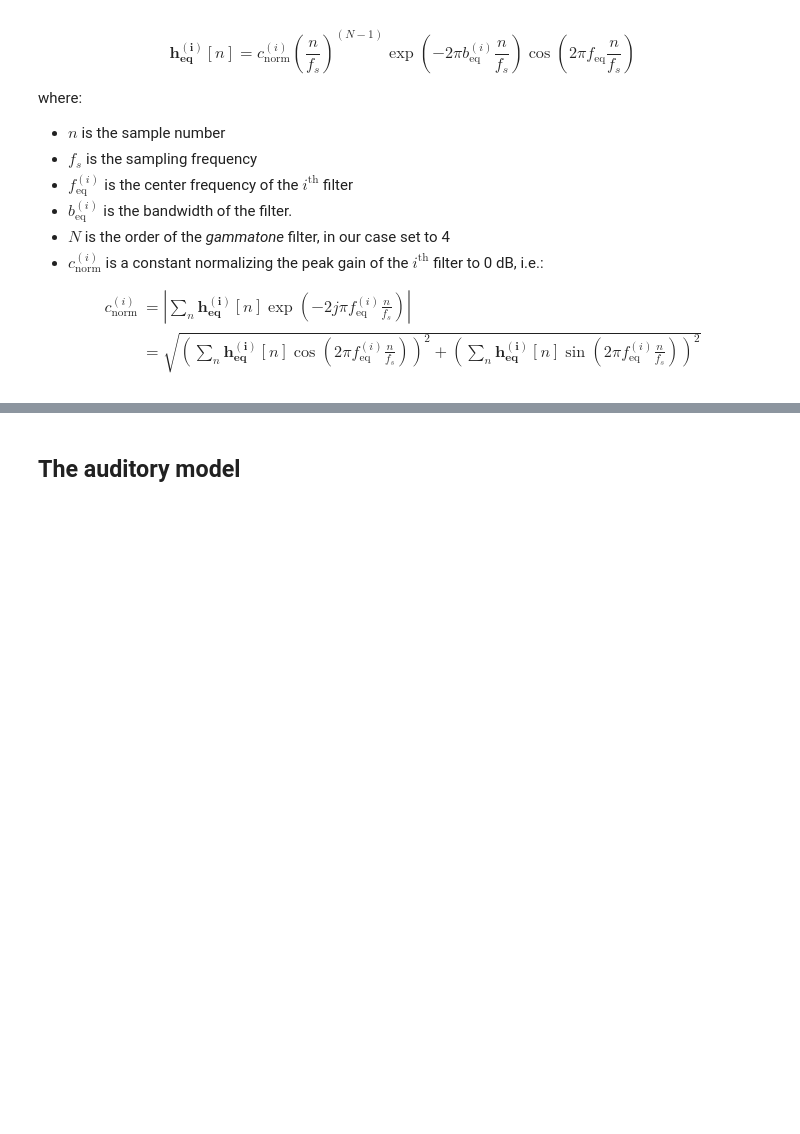
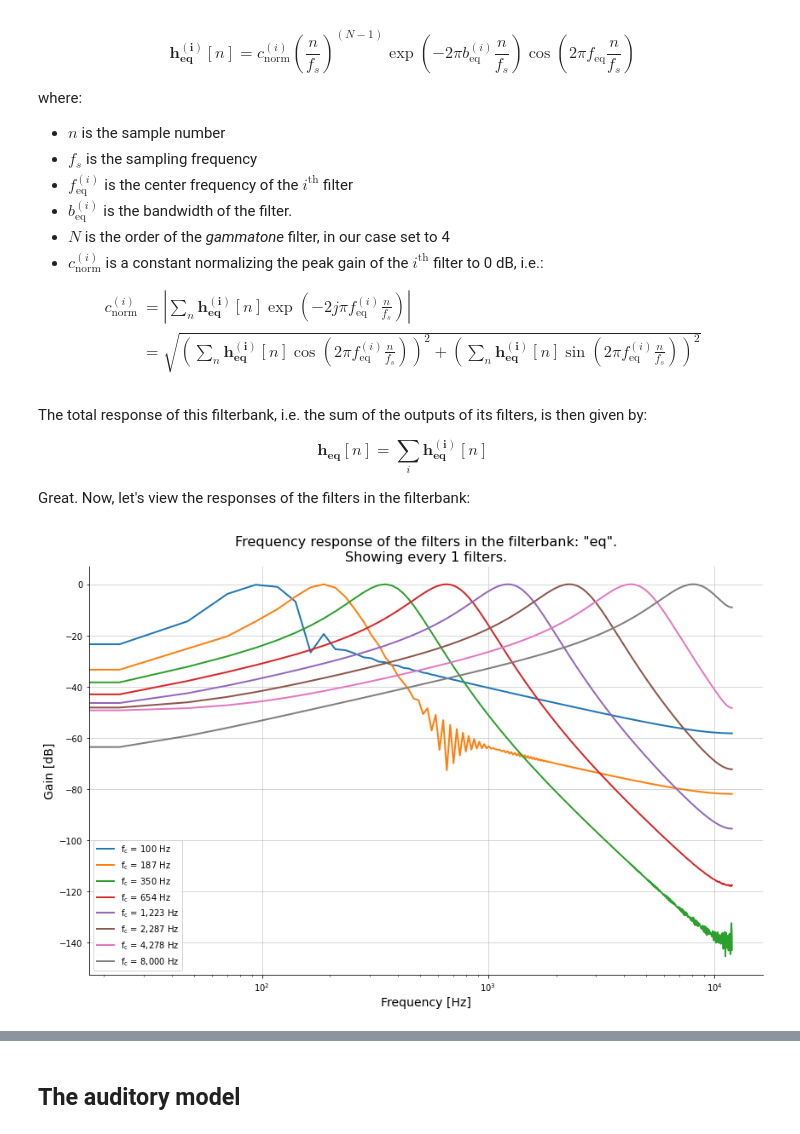
Before and after one commit to wrubino/deep-learning-2021-final-project, a Jupyter notebook: main.ipynb, the cells around one changed output, grey strips where cells are left out. Cells and saved outputs as stored; diff of their text form; code cells hidden in the pictures; blank space fills up the shorter version.

Commit message:
EQ explained EVEN better, with responses shown.

```diff
--- a/main.ipynb
+++ b/main.ipynb
@@ -208,3 +211,19 @@ width="600"/>
+# %%
+# Define the sample frequency used in the framework.
+fs_model = 24e3
+
+# Initialize the DHASP framework object.
+dhasp = t.dhasp.DHASP(fs_model)
+
+# Show the methods:
+print('The methods of the DHASP object are:')
+for method in t.general.get_obj_methods(dhasp).keys():
+    print(f'  {method}')
+
+# Show the attributes:
+print('\nThe attributes of the DHASP object are:')
+for attribute in t.general.get_obj_attributes(dhasp).keys():
+    print(f'  {attribute}')
 # %% [markdown]
 ## The EQ
 # %% [markdown]
@@ -241,3 +260,16 @@ c_{\text{norm}}^{(i)}
    }
 \end{align}
 $$
+# %% [markdown]
+
+The total response of this filterbank, i.e. the sum of the outputs of its filters, is then given by:
+
+$$
+\mathbf{h_{\text{eq}}}[n] = \sum_i \mathbf{h_{\text{eq}}^{(i)}}[n]
+$$
+
+Great. Now, let's view the responses of the filters in the filterbank:
+# %%
+dhasp.show_filterbank_responses('eq', show_every=1)
+# %% [output]
+[figure, added]
```
Also changed, not shown: parts of 12 cells of this notebook.
